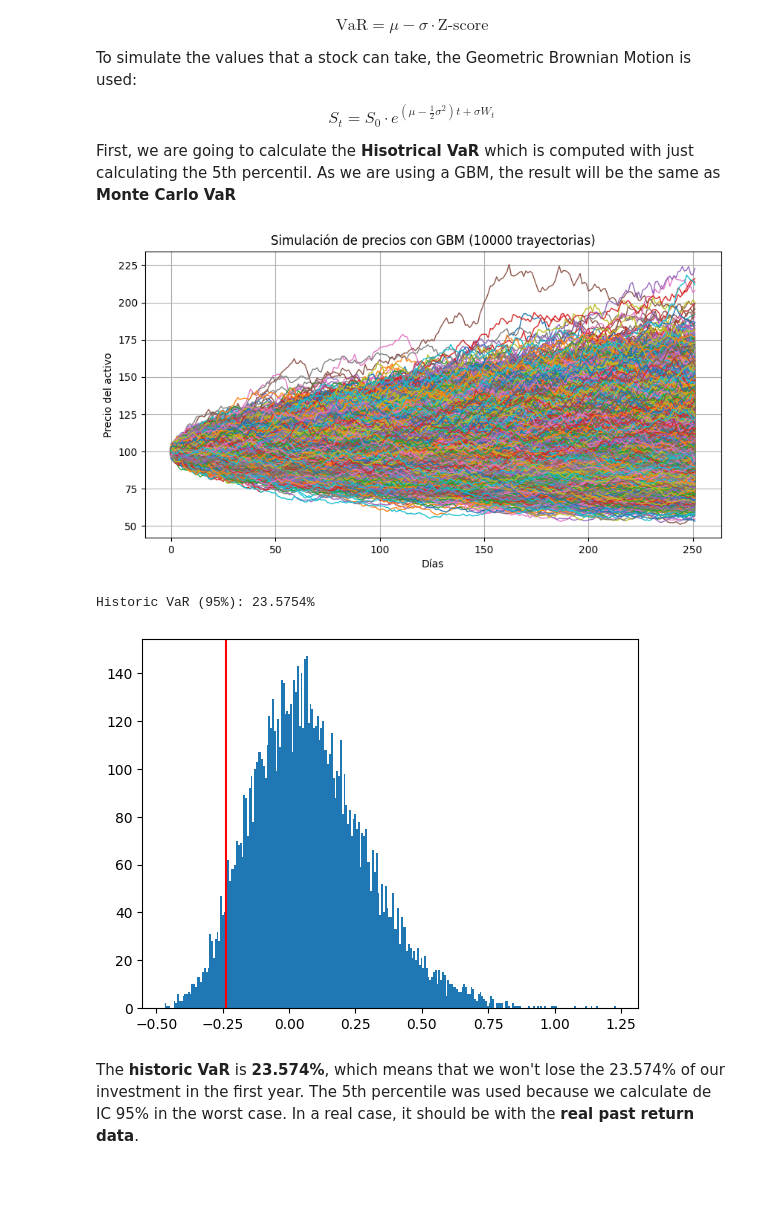
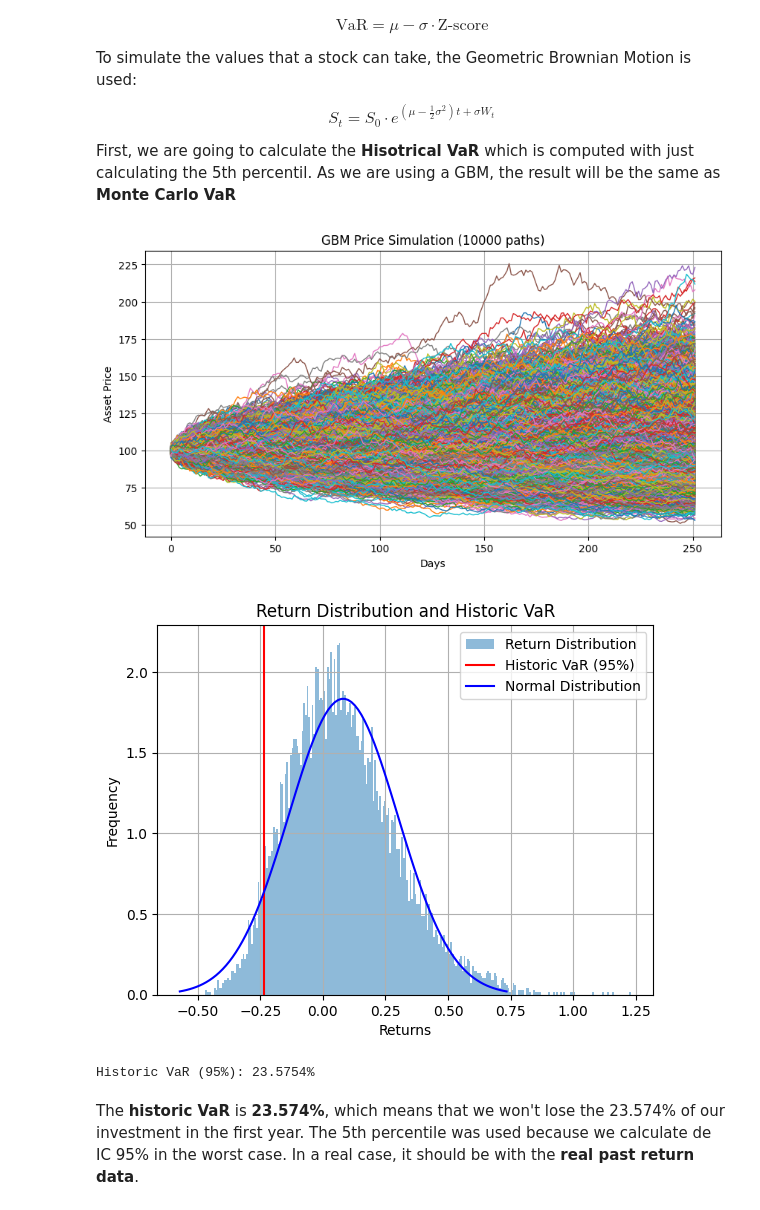
Before and after one commit to JBB13/VaR, a Jupyter notebook: VaR.ipynb, the cells around one changed output. Drawn from its saved outputs; the diff is of its cells as text; code cells hidden in the pictures; blank space fills up the shorter version.

```diff
--- a/VaR.ipynb
+++ b/VaR.ipynb
@@ -43,26 +43,38 @@ S = S0 * np.exp((mu - 0.5 * sigma**2) * time + sigma * W)
 # %%
 plt.figure(figsize=(10, 5))
 for i in range(10000):
     plt.plot(S[:, i], linewidth=1)
-plt.title("Simulación de precios con GBM (10000 trayectorias)")
-plt.xlabel("Días")
-plt.ylabel("Precio del activo")
+plt.title("GBM Price Simulation (10000 paths)")
+plt.xlabel("Days")
+plt.ylabel("Asset Price")
 plt.grid(True)
 plt.show()
 # %% [output]
-[figure, old version]
+[figure, new version]
 # %%
 returns = (S[-1]- S0)/S0
 
-plt.hist(returns, bins=252)
-plt.axvline(x=np.percentile(returns, 5), color='r')
+plt.hist(returns, bins=252, density=True, alpha=0.5, label='Return Distribution')
+plt.axvline(x=np.percentile(returns, 5), color='r', label='Historic VaR (95%)')
+
+
+mean, std = np.mean(returns), np.std(returns)
+x = np.linspace(mean - 3*std, mean + 3*std, 100)
+plt.plot(x, norm.pdf(x, mean, std), 'b', label='Normal Distribution')
+
+plt.title("Return Distribution and Historic VaR")
+plt.xlabel("Returns")
+plt.ylabel("Frequency")
+plt.legend()
+plt.grid(True)
+plt.show()
 
 Historic_VaR = -np.percentile(returns, 5) #5th percentile = the left part of the distribution
 
 print(f"Historic VaR (95%): {Historic_VaR*100:.4f}%")
 # %% [output]
+[figure, new version]
 Historic VaR (95%): 23.5754%
-[figure, old version]
 # %% [markdown]
 The **historic VaR** is **23.574%**, which means that we won't lose the 23.574% of our investment in the first year. The 5th percentile was used because we calculate de IC 95% in the worst case. In a real case, it should be with the **real past return data**.
 # %% [markdown]
```
